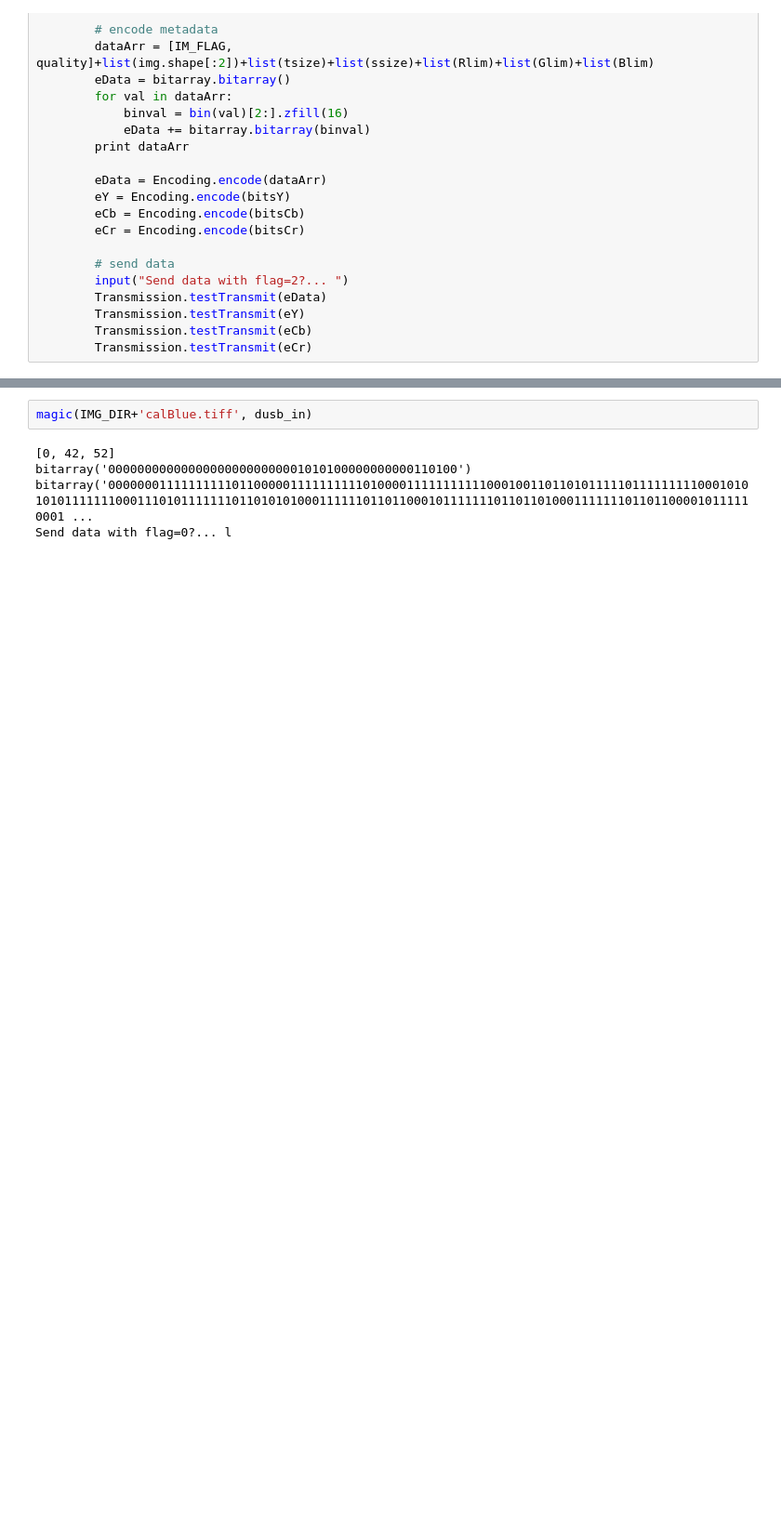
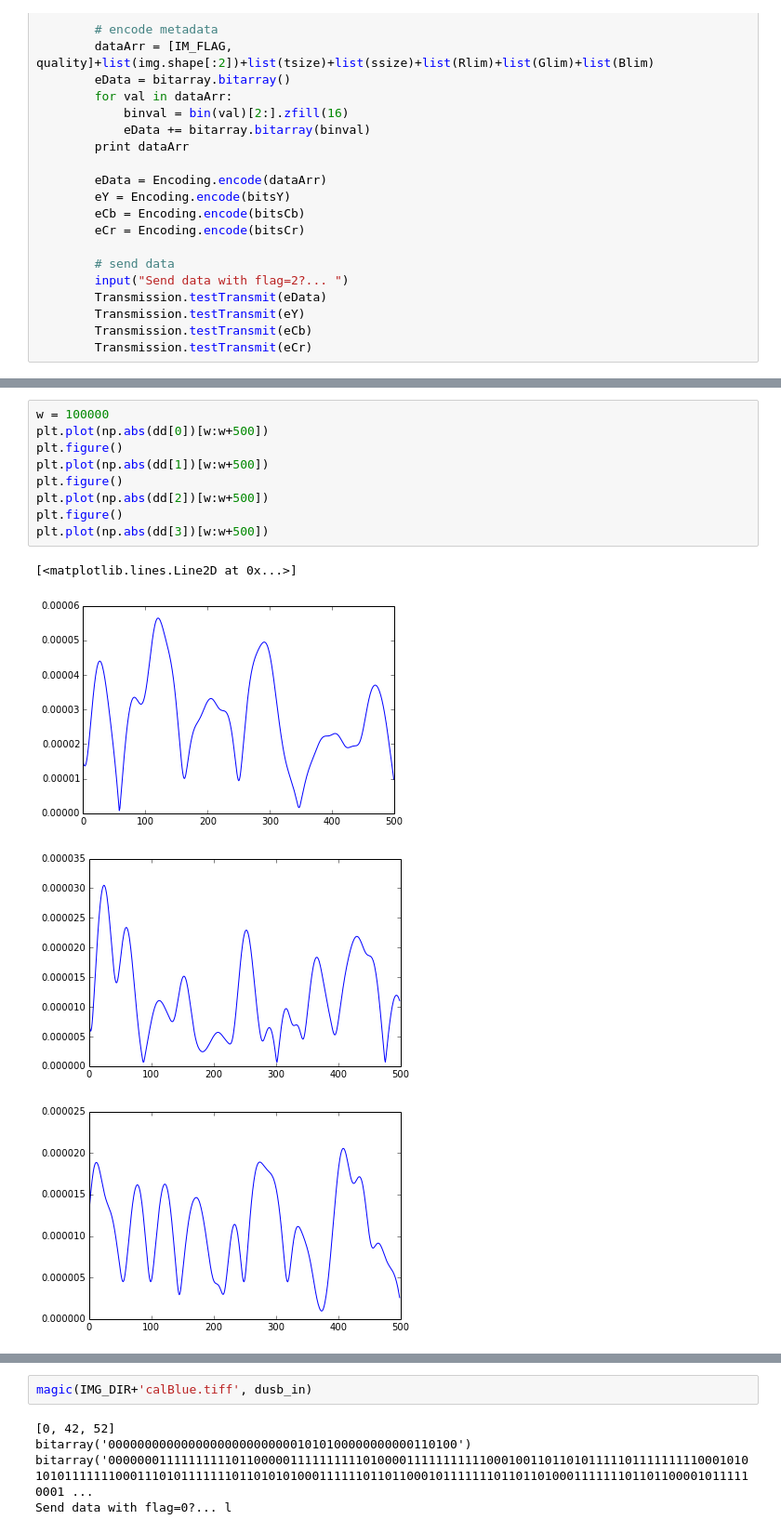
Before and after one commit to yizow/RiFi, a Jupyter notebook: imagetest.ipynb, the cells around one changed output, grey strips where cells are left out. Shown at 93% size. Saved outputs shown, nothing was run; the diff lists cells and outputs as text; blank space fills up the shorter version.

```diff
--- a/imagetest.ipynb
+++ b/imagetest.ipynb
@@ -478,0 +494,14 @@ NameError: name 'data' is not defined
+# %%
+w = 100000
+plt.plot(np.abs(dd[0])[w:w+500])
+plt.figure()
+plt.plot(np.abs(dd[1])[w:w+500])
+plt.figure()
+plt.plot(np.abs(dd[2])[w:w+500])
+plt.figure()
+plt.plot(np.abs(dd[3])[w:w+500])
+# %% [output]
+[<matplotlib.lines.Line2D at 0x...>]
+[figure, added]
+[figure, added]
+[figure, added]
```
Also changed, not shown: parts of 11 cells of this notebook, 1 other file.
